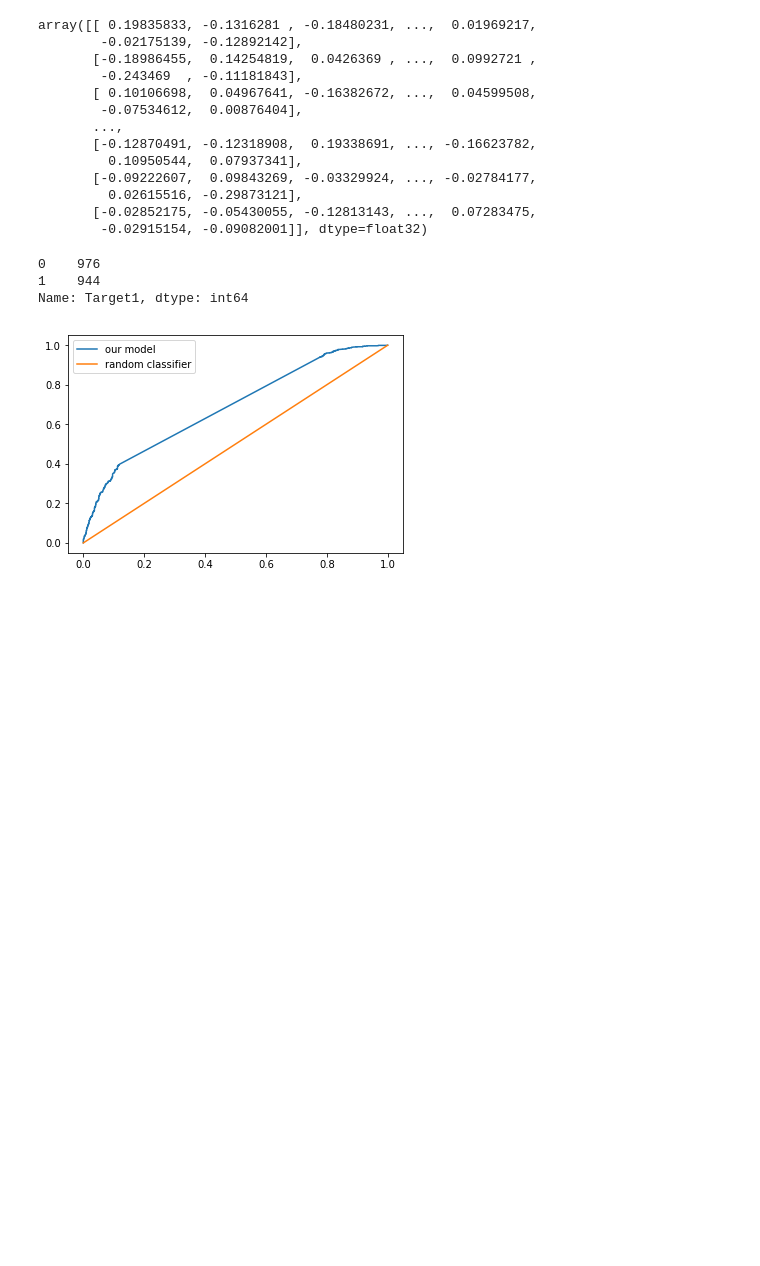
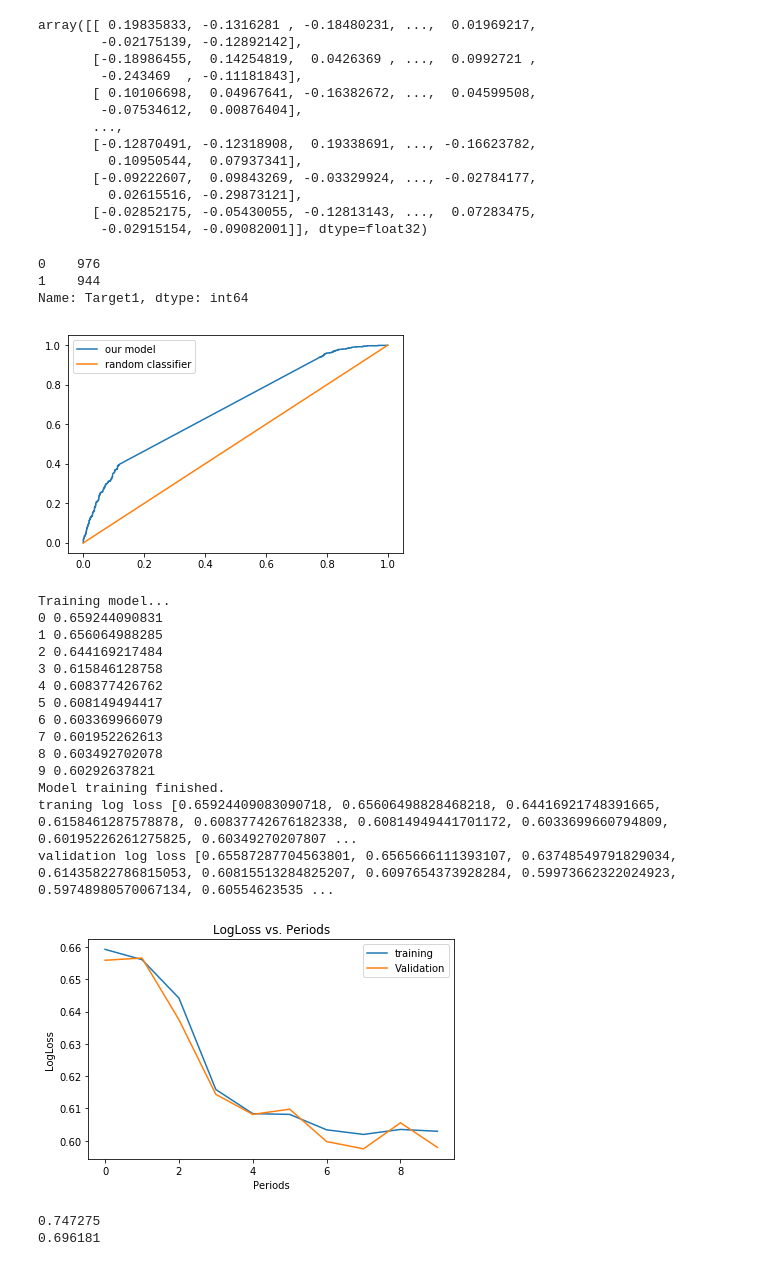
Before and after one commit to rshah1990/ML-Insurance-Competition, a Jupyter notebook: rohit/DLabs ML Challenge#Target1.ipynb, the cells around one changed output. Saved outputs shown, nothing was run; the diff lists cells and outputs as text; code cells hidden in the pictures; blank space fills up the shorter version.

Commit message:
AUC:  74 % and accuracy : 69%

```diff
--- a/rohit/DLabs ML Challenge#Target1.ipynb
+++ b/rohit/DLabs ML Challenge#Target1.ipynb
@@ -401,3 +401,41 @@ plt.plot([0, 1], [0, 1], label="random classifier")
 _ = plt.legend(loc=2)
 # %% [output]
 [figure]
+# %%
+linear_classifier = train_linear_classifier_model(
+    learning_rate=0.01,
+    steps=500,
+    batch_size=5,
+    training_examples=training_examples,
+    training_targets=training_targets,
+    validation_examples=validation_examples,
+    validation_targets=validation_targets,
+    my_optimizer = tf.train.FtrlOptimizer(learning_rate=0.01),
+    hidden_units=[50,50])
+# %% [output]
+Training model...
+0 0.659244090831
+1 0.656064988285
+2 0.644169217484
+3 0.615846128758
+4 0.608377426762
+5 0.608149494417
+6 0.603369966079
+7 0.601952262613
+8 0.603492702078
+9 0.60292637821
+Model training finished.
+traning log loss [0.65924409083090718, 0.65606498828468218, 0.64416921748391665, 0.6158461287578878, 0.60837742676182338, 0.60814949441701172, 0.6033699660794809, 0.60195226261275825, 0.60349270207807 ...
+validation log loss [0.65587287704563801, 0.6565666111393107, 0.63748549791829034, 0.61435822786815053, 0.60815513284825207, 0.6097654373928284, 0.59973662322024923, 0.59748980570067134, 0.60554623535 ...
+[figure, added]
+# %%
+predict_validation_input_fn = lambda: my_input_fn(validation_examples,
+                                                    validation_targets[selected_target],
+                                                    num_epochs=1,
+                                                    shuffle=False)
+evaluation_metrics = linear_classifier.evaluate(input_fn=predict_validation_input_fn)
+print(evaluation_metrics['auc'])
+print(evaluation_metrics['accuracy'])
+# %% [output]
+0.747275
+0.696181
```
